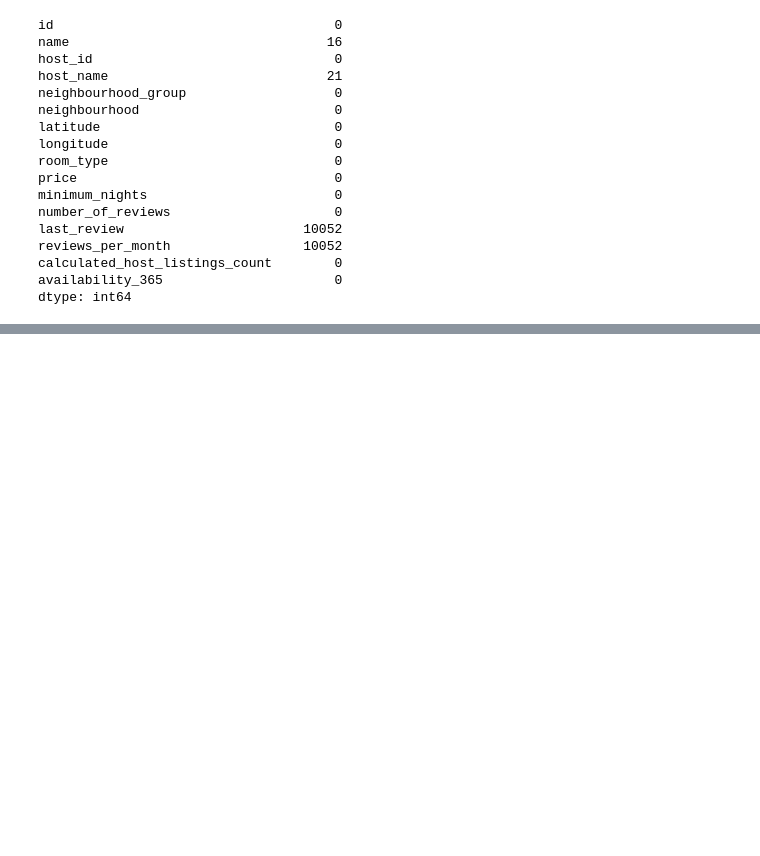
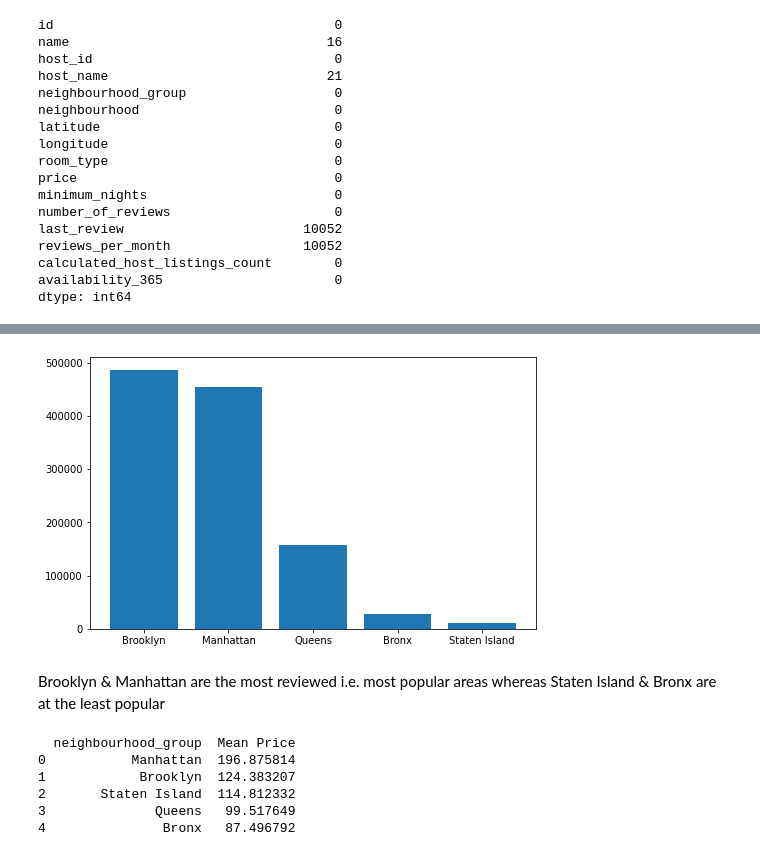
Before and after one commit to Injamamul-Khan/Airbnb-Bookings-Analysis, a Jupyter notebook: Airbnb_Bookings_Analysis_Capstone_Project.ipynb, the cells around one changed output, grey strips where cells are left out. Drawn from its saved outputs; the diff is of its cells as text; code cells hidden in the pictures; blank space fills up the shorter version.

```diff
--- a/Airbnb_Bookings_Analysis_Capstone_Project.ipynb
+++ b/Airbnb_Bookings_Analysis_Capstone_Project.ipynb
@@ -80,0 +188,21 @@ dtype: int64
+# %%
+# Visualization
+plt.rcParams['figure.figsize'] = (8, 5)
+plt.bar(df_neighbourhood_group_num_reviews['neighbourhood_group'], height = df_neighbourhood_group_num_reviews['Total Reviews'],width = 0.8 )
+plt.show()
+# %% [output]
+[figure, added]
+# %% [markdown]
+Brooklyn & Manhattan are the most reviewed i.e. most popular areas whereas Staten Island & Bronx are at the least popular
+# %%
+# Finding which neighbourhood is costliest.
+
+df_neighbourhood_group_price = df.groupby('neighbourhood_group')['price'].mean().sort_values(ascending = False).to_frame(name ='Mean Price').reset_index()
+print(df_neighbourhood_group_price,'\n\n\n')
+# %% [output]
+  neighbourhood_group  Mean Price
+0           Manhattan  196.875814
+1            Brooklyn  124.383207
+2       Staten Island  114.812332
+3              Queens   99.517649
+4               Bronx   87.496792
```
Also changed, not shown: parts of 26 cells of this notebook.
